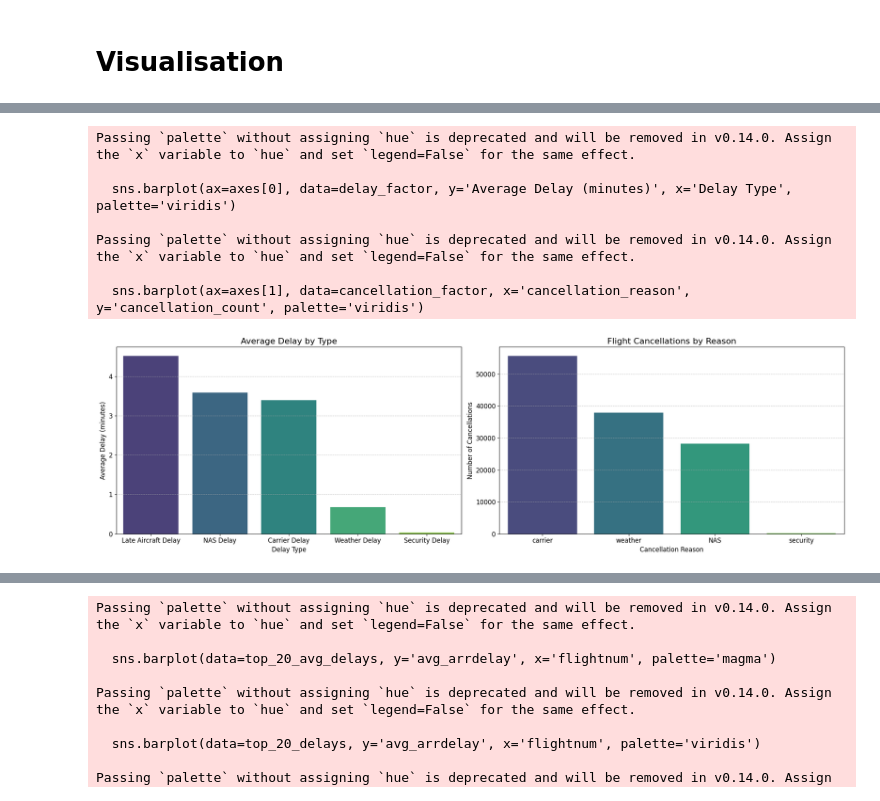
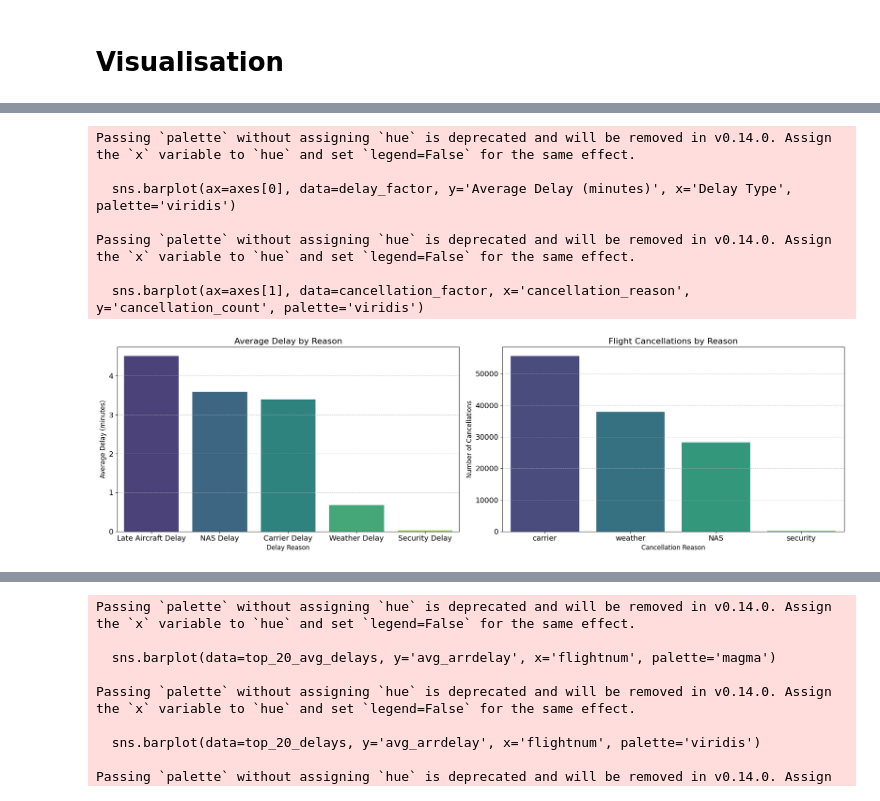
Before and after one commit to azrazainol/FlightData_LogisticRegression, a Jupyter notebook: STQD6324_Assignment_02.ipynb, the cells around one changed output, grey strips where cells are left out. Drawn from its saved outputs; the diff is of its cells as text; code cells hidden in the pictures.

```diff
--- a/STQD6324_Assignment_02.ipynb
+++ b/STQD6324_Assignment_02.ipynb
@@ -133,30 +154,30 @@ Passing `palette` without assigning `hue` is deprecated and will be removed in v
 # %%
 fig, axes = plt.subplots(1, 2, figsize=(20, 6))
-plt.rcParams.update({'font.size': 10, 'lines.markersize': 10})
+plt.rcParams.update({'font.size': 12, 'lines.markersize': 12})
 
 # Plot Average Delay by Type
 sns.barplot(ax=axes[0], data=delay_factor, y='Average Delay (minutes)', x='Delay Type', palette='viridis')
-axes[0].set_title('Average Delay by Type', fontsize=16)
+axes[0].set_title('Average Delay by Reason', fontsize=16)
 axes[0].set_ylabel('Average Delay (minutes)', fontsize=12)
-axes[0].set_xlabel('Delay Type', fontsize=12)
+axes[0].set_xlabel('Delay Reason', fontsize=12)
 axes[0].grid(axis='y', linestyle='--', alpha=0.7)
 
 # Plot Flight Cancellations by Reason
 sns.barplot(ax=axes[1], data=cancellation_factor, x='cancellation_reason', y='cancellation_count', palette='viridis')
 axes[1].set_title('Flight Cancellations by Reason', fontsize=16)
 axes[1].set_xlabel('Cancellation Reason', fontsize=12)
 axes[1].set_ylabel('Number of Cancellations', fontsize=12)
 axes[1].grid(axis='y', linestyle='--', alpha=0.7)
 
 # Display the plot
 plt.tight_layout()
 plt.show()
 # %% [output]
 Passing `palette` without assigning `hue` is deprecated and will be removed in v0.14.0. Assign the `x` variable to `hue` and set `legend=False` for the same effect.
 
   sns.barplot(ax=axes[0], data=delay_factor, y='Average Delay (minutes)', x='Delay Type', palette='viridis')
 
 Passing `palette` without assigning `hue` is deprecated and will be removed in v0.14.0. Assign the `x` variable to `hue` and set `legend=False` for the same effect.
 
   sns.barplot(ax=axes[1], data=cancellation_factor, x='cancellation_reason', y='cancellation_count', palette='viridis')
-[figure, old version]
+[figure, new version]
```
Also changed, not shown: parts of 13 cells of this notebook.
